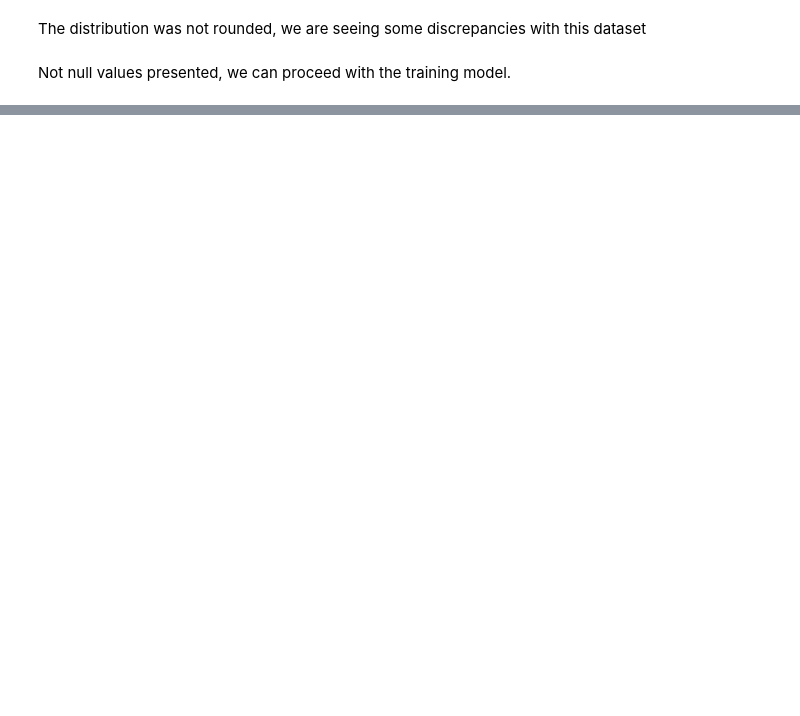
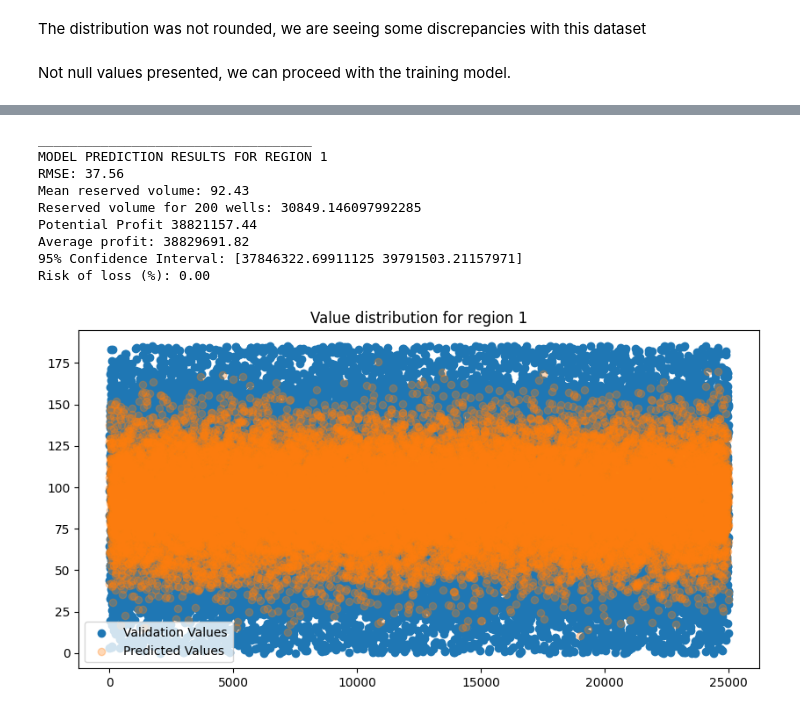
Before and after one commit to jmhrivera/project_10_Linear_Regression_Oil_Well_Profit_Prediction, a Jupyter notebook: giantoil.ipynb, the cells around one changed output, grey strips where cells are left out. Saved outputs shown, nothing was run; the diff lists cells and outputs as text; code cells hidden in the pictures; blank space fills up the shorter version.

```diff
--- a/giantoil.ipynb
+++ b/giantoil.ipynb
@@ -109,6 +61,6 @@ def plot_scatter_wells(real, predicted, region):
 	plt.figure(figsize=(10,5))
 	plt.scatter(x=np.arange(0,25000), y=[real])
 	plt.scatter(x=np.arange(0,25000), y=[predicted], alpha=0.3)
-	plt.title(f'Value distribution for region {region}')
+	plt.title(f'Value distribution for region {region+1}')
 	plt.legend(['Validation Values', 'Predicted Values'])
 	plt.show()
@@ -199,0 +109,46 @@ Expecting a potential profit of: 34983487.05
+# %%
+def bootstrapping(profit_df):
+    state = np.random.RandomState(12345)
+    profits = []
+
+    for i in range(1000):
+        sample = profit_df['real_prod'].sample(frac=1, replace=True, random_state=state)
+        pred_sample = profit_df['pred_product'][sample.index]
+        total_reserve_volume, potential_profit = profit(sample, pred_sample)
+        profits.append(potential_profit)
+
+    avg_profit = np.mean(profits)
+    confidence_interval = np.percentile(profits, [2.5, 97.5])
+    risk_of_loss = np.mean(np.array(profits) < 0)
+    risk_of_loss_percentage = risk_of_loss * 100
+
+    print(f'Average profit: {avg_profit:.2f}')
+    print(f'95% Confidence Interval: {confidence_interval}')
+    print(f'Risk of loss (%): {risk_of_loss_percentage:.2f}')
+# %%
+def main(count):
+	y_tests, y_predictions, rmse = model_training(databases)
+	profit_df = pd.DataFrame({"real_prod":y_tests[count],"pred_product":y_predictions[count]})
+	reserved_volume, potential_profit  = profit(y_tests[count],y_predictions[count])
+
+	print(f'___________________________________')
+	print(f'MODEL PREDICTION RESULTS FOR REGION {count+1}')
+	print(f'RMSE: {rmse[count]:.2f}')
+	print(f'Mean reserved volume: {y_predictions[count].mean():.2f}')
+	print(f'Reserved volume for 200 wells: {reserved_volume}')
+	print(f'Potential Profit {potential_profit:.2f}')
+	bootstrapping(profit_df)
+	plot_scatter_wells(y_tests[count], y_predictions[count],count )
+# %%
+main(0)
+# %% [output]
+___________________________________
+MODEL PREDICTION RESULTS FOR REGION 1
+RMSE: 37.56
+Mean reserved volume: 92.43
+Reserved volume for 200 wells: 30849.146097992285
+Potential Profit 38821157.44
+Average profit: 38829691.82
+95% Confidence Interval: [37846322.69911125 39791503.21157971]
+Risk of loss (%): 0.00
+[figure, added]
```
Also changed, not shown: parts of 11 cells of this notebook.
